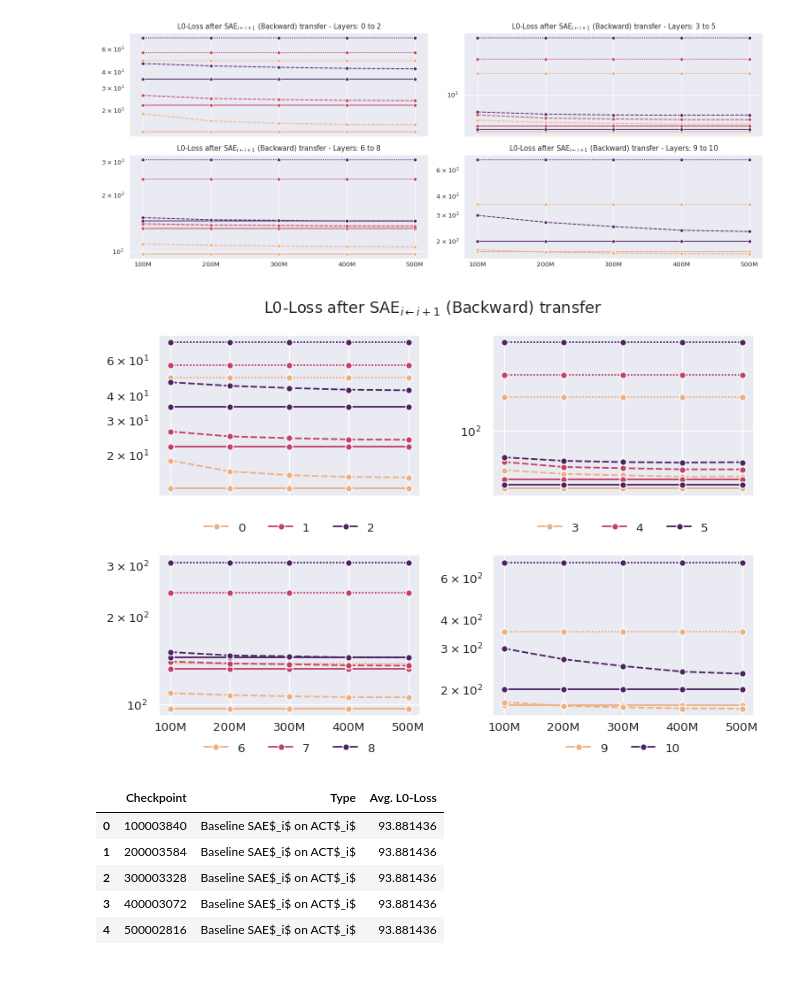
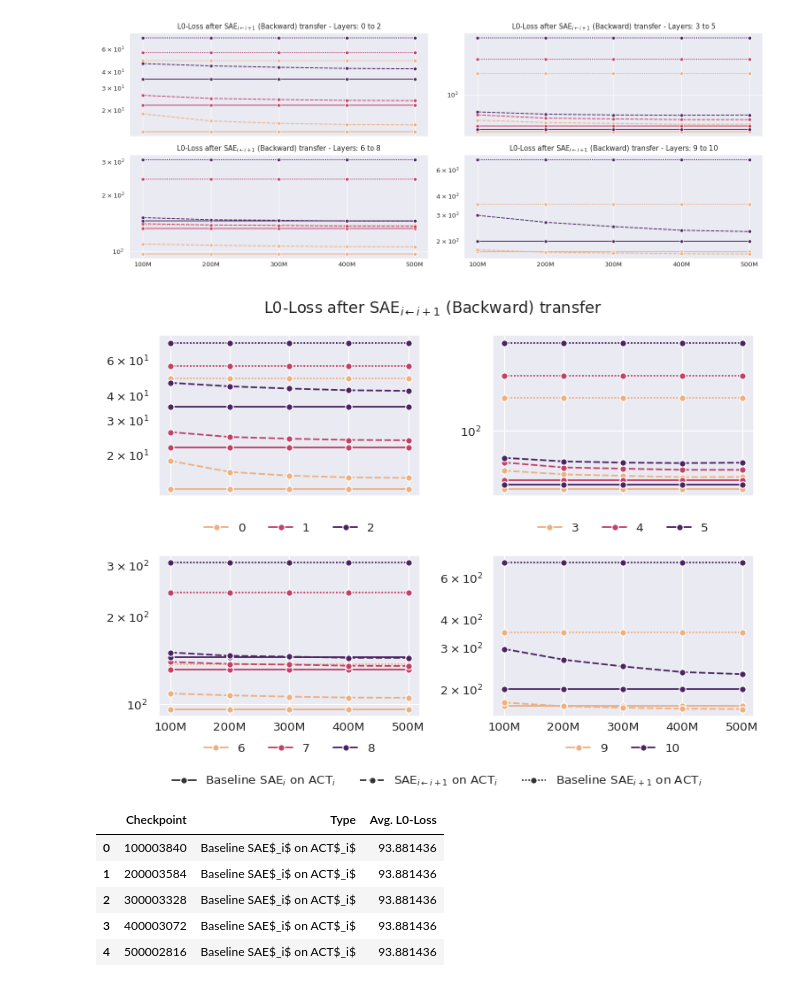
Before and after one commit to ghidav/sae-transfer-learning, a Jupyter notebook: paper_plot.ipynb, the cells around one changed output. Drawn from its saved outputs; the diff is of its cells as text; code cells hidden in the pictures.

```diff
--- a/paper_plot.ipynb
+++ b/paper_plot.ipynb
@@ -77,12 +79,5 @@ plt.show()
 # %% [markdown]
 ### Mapping
 # %%
-mapping = {
-    '1': '100003840',
-    '2': '200003584',
-    '3': '300003328',
-    '4': '400003072',
-    'final': 'final_500002816'
-}
-
-ckpt = mapping['final']
+mapping = {"1": "100003840", "2": "200003584", "3": "300003328", "4": "400003072", "final": "final_500002816"}
+ckpt = mapping["final"]
@@ -418,6 +419,7 @@ sns.set_context("paper")
 fig, axes = plt.subplots(2, 3, figsize=(9, 6), sharex=False, sharey=True)
 
 # Automatic for every ckpt single plot - backward
+fwd_dfs = []
 for i, ckpt in enumerate(mapping.values()):
     fwd = pd.read_csv(EVAL_PATH + f"rs-post_transfer_forward_{ckpt}_all.csv")
     fwd.rename(columns={"Unnamed: 0": "L"}, inplace=True)
@@ -554,6 +558,7 @@ sns.set_context("paper")
 fig, axes = plt.subplots(2, 3, figsize=(9, 6), sharex=False, sharey=True)
 
 # Automatic for every ckpt single plot - backward
+bwd_dfs = []
 for i, ckpt in enumerate(mapping.values()):
     bwd = pd.read_csv(EVAL_PATH + f"rs-post_transfer_backward_{ckpt}_all.csv")
     bwd.rename(columns={"Unnamed: 0": "L"}, inplace=True)
@@ -795,35 +820,50 @@ plt.savefig(IMG_PATH + "lineplot_l0_bwd_all.png", dpi=300, bbox_inches="tight")
 # %% [output]
 [figure]
 # %%
+import matplotlib
+import matplotlib.legend
+
 sns.set_context("paper")
 
 fig, axes = plt.subplots(2, 2, figsize=(7, 5), sharex=True, sharey=False, dpi=110)
 for i, layers in enumerate([[0, 1, 2], [3, 4, 5], [6, 7, 8], [9, 10]]):
     ax = axes[i // 2, i % 2]
     sns.lineplot(
         data=l0_bwd_dfs_plot[l0_bwd_dfs_plot["i"].isin(layers)],
         x="checkpoint",
         y="l0",
         hue="i",
         style="type",
         err_style="bars",
         legend="full",
         palette=sns.color_palette("flare", as_cmap=True),
         ax=ax,
         marker="o",
     )
     h, l = ax.get_legend_handles_labels()
     ax.legend(h[1 : 4 - int(i == 3)], l[1 : 4 - int(i == 3)])
     sns.move_legend(ax, "lower center", bbox_to_anchor=(0.5, -0.3), ncol=4, title=None, frameon=False)
     ax.set_xticklabels(["100M", "200M", "300M", "400M", "500M"], va="center", ha="center")
     ax.set_xlabel("")
     ax.set_ylabel("")
     ax.set_yscale("log")
+fig.add_artist(
+    matplotlib.legend.Legend(
+        fig,
+        h[-3:],
+        l[-3:],
+        loc="lower center",
+        bbox_to_anchor=(0.5, -0.02),
+        ncol=3,
+        title=None,
+        frameon=False,
+    )
+)
 plt.suptitle("L0-Loss after SAE$_{i\leftarrow i+1}$ (Backward) transfer")
 plt.tight_layout()
 plt.savefig(IMG_PATH + f"lineplot_l0_bwd_small_all.png", dpi=300, bbox_inches="tight")
 # %% [output]
-[figure, old version]
+[figure, new version]
 # %%
 # Avgs per checkpoint
 l0_bwd_avgs_df = pd.DataFrame.from_dict(
```
Also changed, not shown: parts of 13 cells of this notebook.
